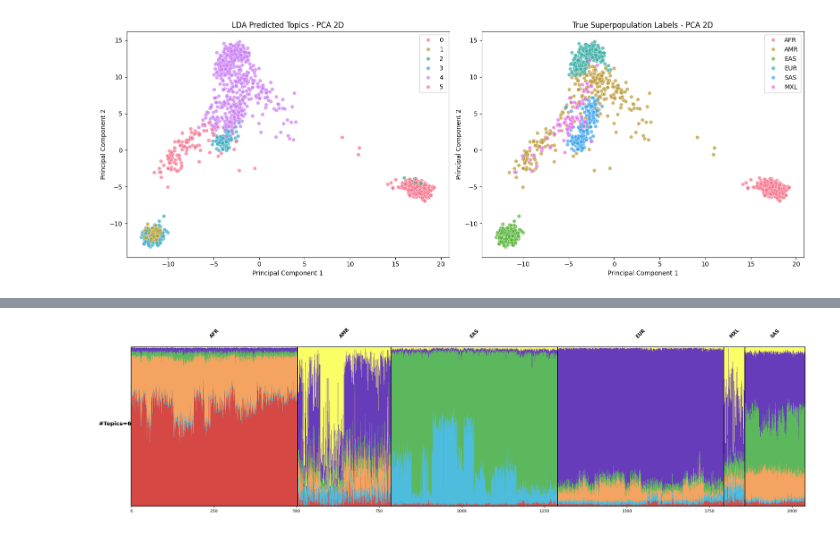
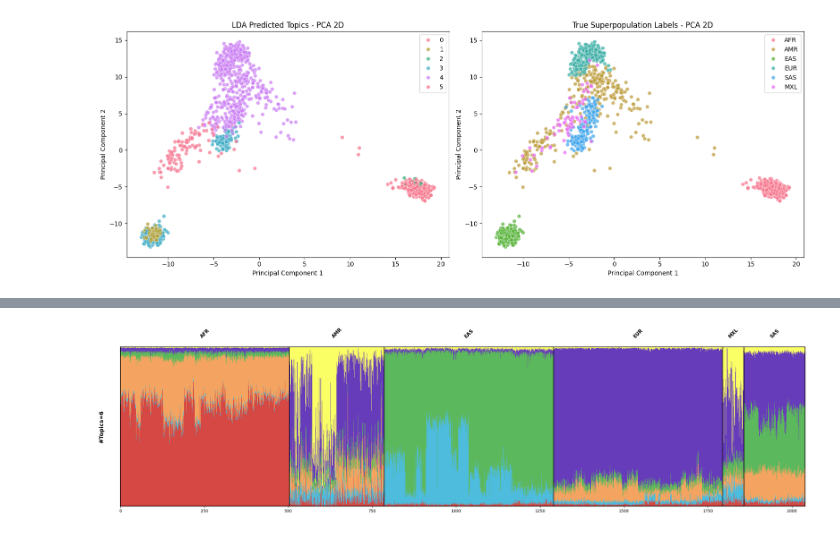
Before and after one commit to HendrikHigl/ma-cs-apml, a Jupyter notebook: LDAProject/LDA_project.ipynb, the cells around one changed output, grey strips where cells are left out. Saved outputs shown, nothing was run; the diff lists cells and outputs as text; code cells hidden in the pictures.

```diff
--- a/LDAProject/LDA_project.ipynb
+++ b/LDAProject/LDA_project.ipynb
@@ -684,32 +699,32 @@ for cluster_idx in range(n_clusters):
                 bottom=bottom, width=1.0,
                 color=colors[cluster_idx % len(colors)],
                 edgecolor='none')
     bottom += plot_data[:, cluster_idx]
 
 changes = np.where(sorted_pops.values[:-1] != sorted_pops.values[1:])[0]
 
 boundaries = np.concatenate([[-0.5], changes, [n_individuals - 0.5]])
 
 for b in boundaries:
     axes.axvline(b, color='black', linewidth=1.5)
 
 for start, end in zip(boundaries[:-1], boundaries[1:]):
     midpoint = (start + end) / 2
     label = sorted_pops.iloc[int(midpoint)]
     axes.text(midpoint, 1.05, label, ha='center', va='bottom',
                  fontsize=12, fontweight='bold', rotation=45)
 
-axes.set_ylabel(f'#Topics={6}', rotation=0, labelpad=40, fontweight='bold', fontsize=14)
+axes.set_ylabel(f'#Topics={6}', rotation=90, labelpad=40, fontweight='bold', fontsize=14)
 axes.set_ylim(0, 1)
 axes.set_xlim(-0.5, n_individuals - 0.5)
 axes.set_yticks([])
 
 for spine in axes.spines.values():
     spine.set_linewidth(1.5)
     spine.set_visible(True)
 
 plt.tight_layout()
 plt.subplots_adjust(hspace=0.3, top=0.85)
 plt.show()
 # %% [output]
-[figure, old version]
+[figure, new version]
```
Also changed, not shown: parts of 8 cells of this notebook.
